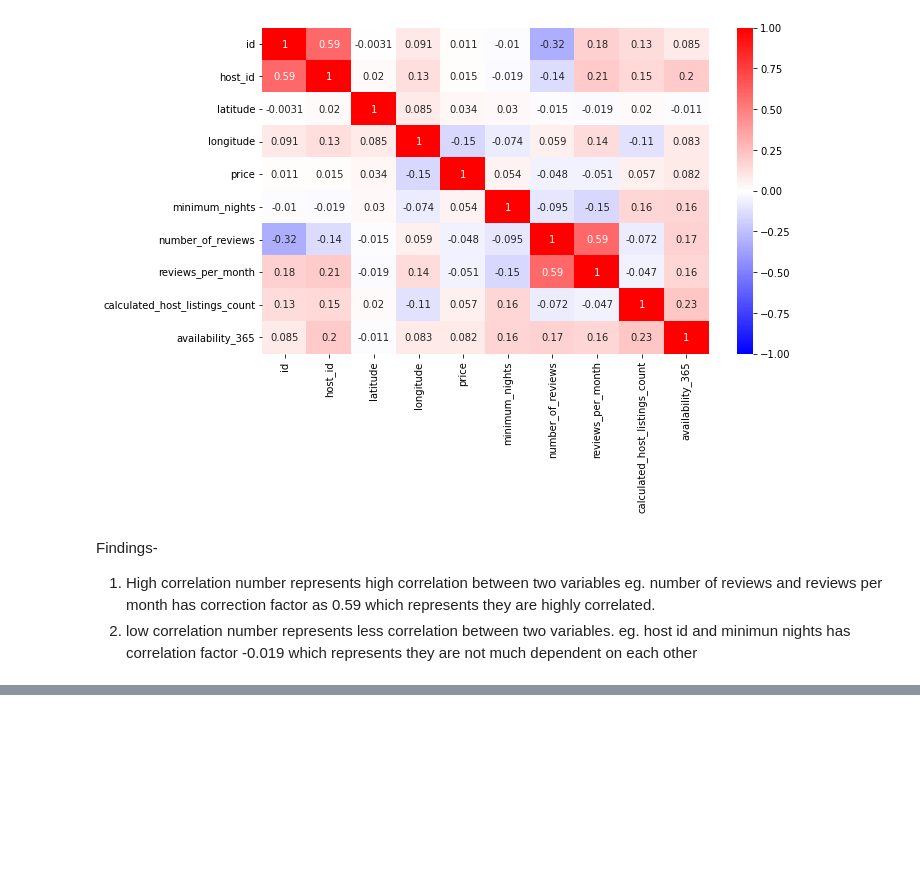
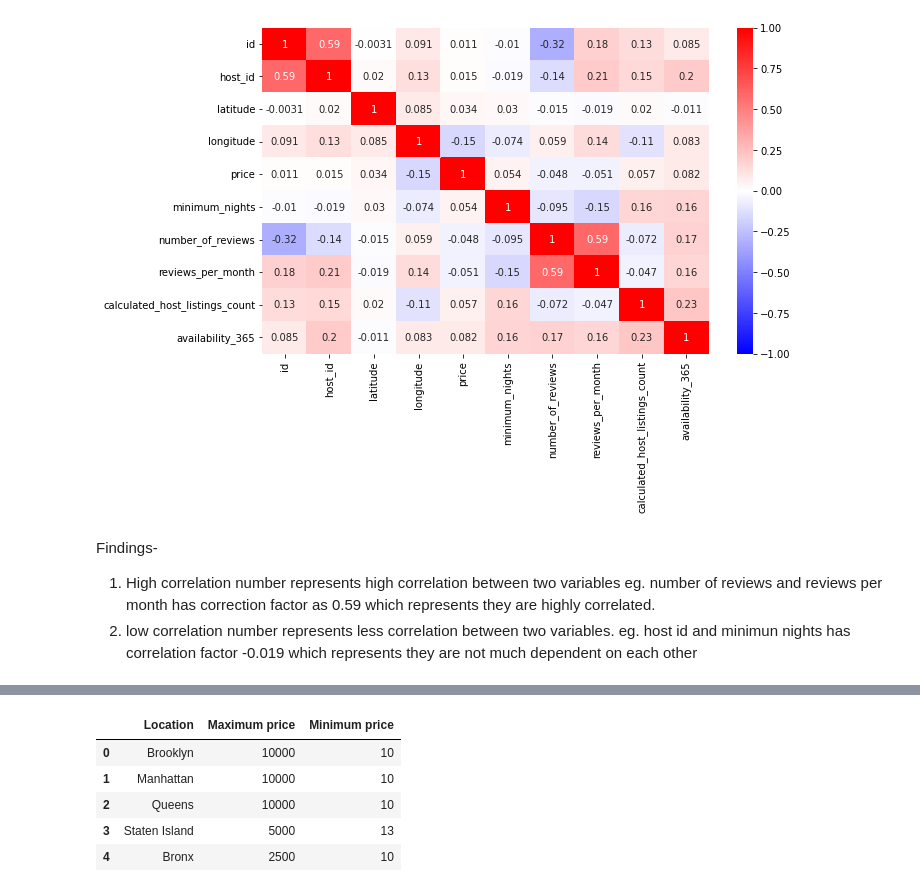
Before and after one commit to pankaj-beldar/Capstone_Project01_Airbnb_Booking_Analysis, a Jupyter notebook: PRB_Indivisual_Nootbook_Airbnb_Booking_Analysis_EDA.ipynb, the cells around one changed output, grey strips where cells are left out. Saved outputs shown, nothing was run; the diff lists cells and outputs as text; code cells hidden in the pictures; blank space fills up the shorter version.

```diff
--- a/PRB_Indivisual_Nootbook_Airbnb_Booking_Analysis_EDA.ipynb
+++ b/PRB_Indivisual_Nootbook_Airbnb_Booking_Analysis_EDA.ipynb
@@ -371,0 +396,10 @@ eg.  host id and minimun nights has correlation factor -0.019 which represents t
+# %%
+price_df= pd.merge(max_price_df, min_price_df, how= 'inner')
+price_df
+# %% [output]
+|  | Location | Maximum price | Minimum price |
+| 0 | Brooklyn | 10000 | 10 |
+| 1 | Manhattan | 10000 | 10 |
+| 2 | Queens | 10000 | 10 |
+| 3 | Staten Island | 5000 | 13 |
+| 4 | Bronx | 2500 | 10 |
```
Also changed, not shown: parts of 6 cells of this notebook.
